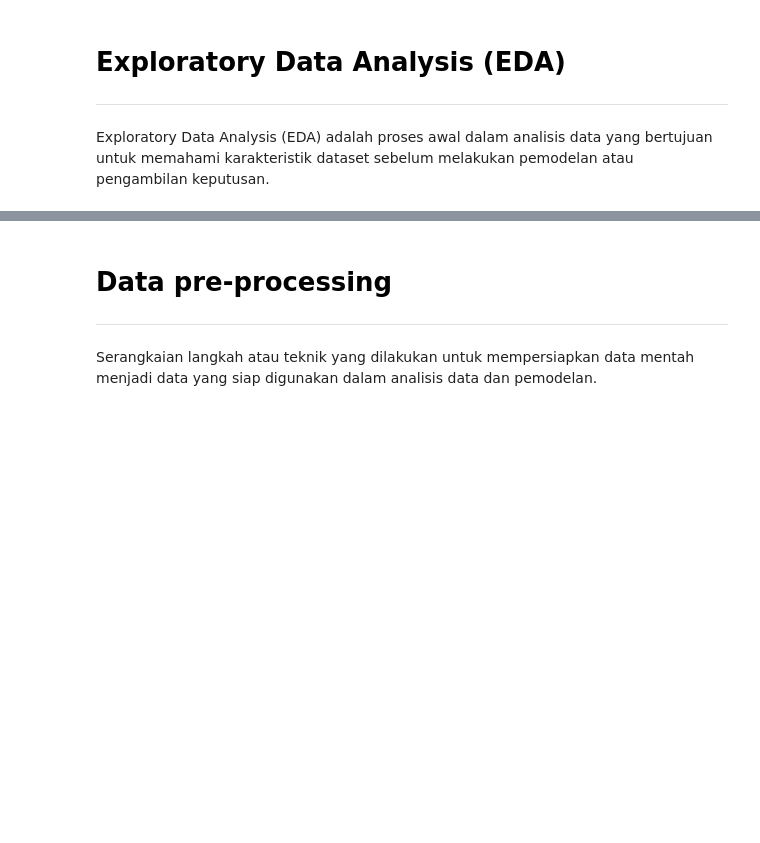
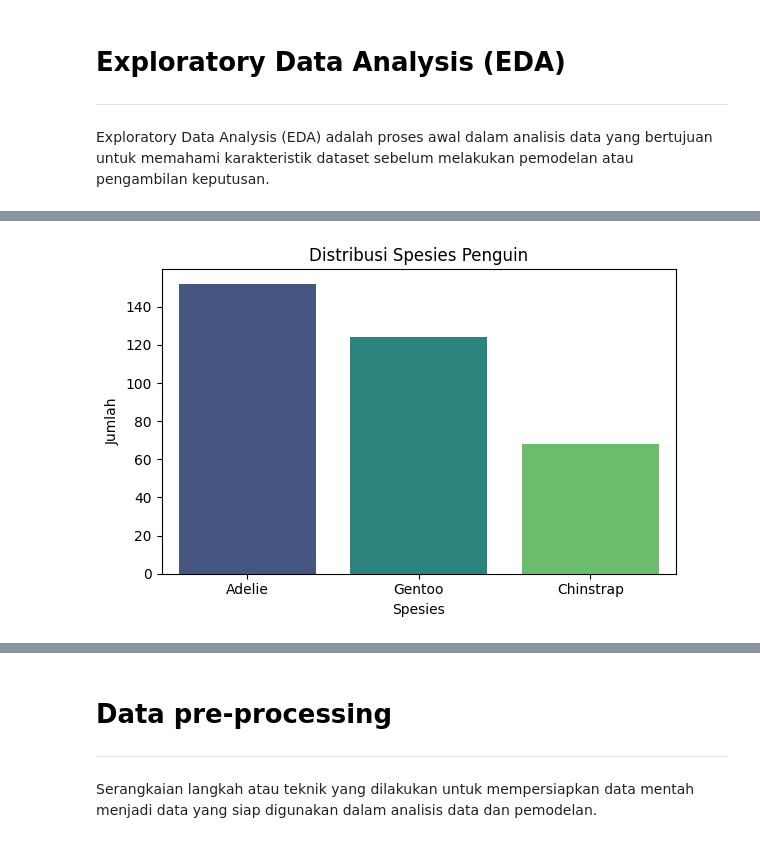
Before and after one commit to HimamBashiran/Palmer-Penguins-Project, a Jupyter notebook: notebook-penguin.ipynb, the cells around one changed output, grey strips where cells are left out. Saved outputs shown, nothing was run; the diff lists cells and outputs as text; code cells hidden in the pictures; blank space fills up the shorter version.

```diff
--- a/notebook-penguin.ipynb
+++ b/notebook-penguin.ipynb
@@ -28,6 +38,8 @@
    # <b><font color='black'>Data Collection</font></b>
 ---
 Dataset Palmer Penguin dapat diakses dari website kaggle [Palmer Penguins Dataset](https://www.kaggle.com/datasets/ashkhagan/palmer-penguins-datasetalternative-iris-dataset/data)
+# %%
+df = pd.read_csv("/kaggle/input/palmer-penguins-datasetalternative-iris-dataset/penguins.csv")
 # %% [markdown]
    # <b><font color='black'>Exploratory Data Analysis (EDA)</font></b>
 ---
@@ -34,0 +87,11 @@ Exploratory Data Analysis (EDA) adalah proses awal dalam analisis data yang bert
+# %%
+# Visualisasi distribusi target (species)
+plt.figure(figsize=(6,4))
+sns.countplot(data=df, x='species', palette='viridis')
+plt.title('Distribusi Spesies Penguin')
+plt.xlabel('Spesies')
+plt.ylabel('Jumlah')
+plt.tight_layout()
+plt.show()
+# %% [output]
+[figure, added]
```
Also changed, not shown: parts of 16 cells of this notebook.
